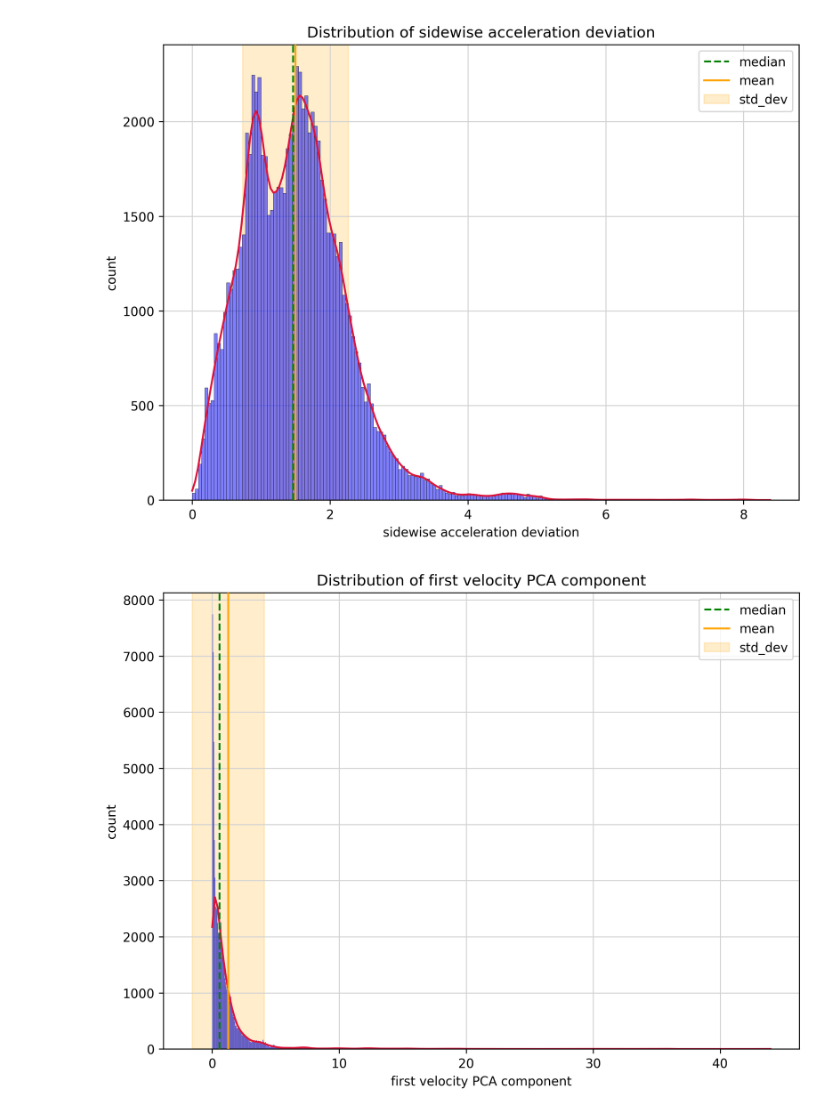
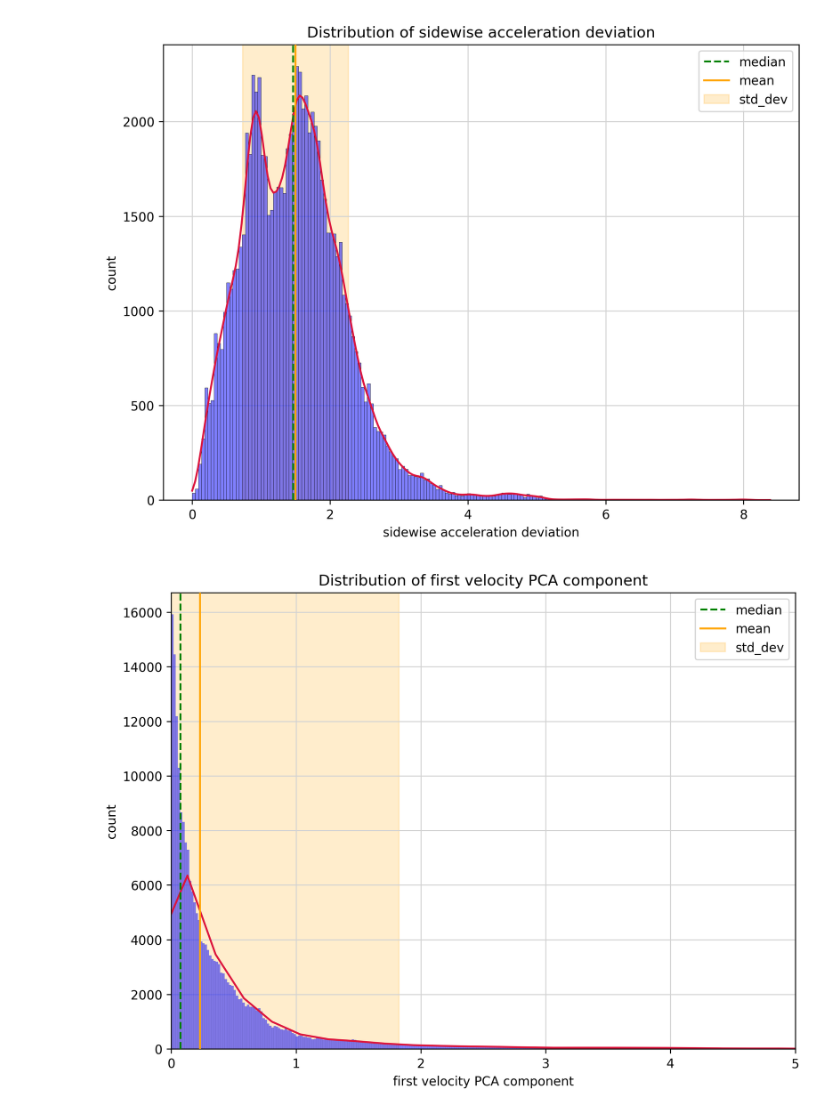
Before and after one commit to louisvonleitner/geese-orderedness, a Jupyter notebook: order_data.ipynb, the cells around one changed output. Saved outputs shown, nothing was run; the diff lists cells and outputs as text; code cells hidden in the pictures.

Commit message:
axis alignment metrics added

```diff
--- a/order_data.ipynb
+++ b/order_data.ipynb
@@ -44,7 +44,6 @@ dfs = {}
 for metric in metric_names:
     filepath = folder_path + '/' + metric + '_df.csv'
     metric_df = pd.read_csv(filepath, index_col=0)
-    print(metric_df)
     # metric_df['values'] = metric_df['values'].apply(parse_values)
-    metric_df['values'] = metric_df['values'].apply(ast.literal_eval)
+    metric_df['values'] = np.array(metric_df['values'].apply(ast.literal_eval))
     dfs[metric] = metric_df
@@ -226,39 +206,40 @@ plt.show()
 # %% [output]
 [figure]
 # %%
-values = metric_arrays['velocity_pca_first_component']
+values = metric_arrays['first_pca_component']
 
 values = values[np.isfinite(values)]
 mean = np.mean(values)
 mean = np.mean(values)
 median = np.median(values)
 std_dev = np.std(values)
 
 
 fig = plt.figure(figsize=(8, 6), dpi=300)
 
 ax = sns.histplot(values, color="blue", kde=True, zorder=2)
 
 
 for line in ax.lines:
     line.set_color('crimson')
 
 plt.grid(color="lightgrey", zorder=0)
 
 ax.axvline(median, color='green', label='median', linestyle='--', zorder=3)
 ax.axvline(mean, color='orange', label='mean', linestyle='-', zorder=3)
 ax.axvspan(mean - std_dev, mean + std_dev, color='orange', alpha=0.2, zorder=1, label='std_dev')
+ax.set_xlim(0, 5)
 
 
 # figure prettiness
 plt.title('Distribution of first velocity PCA component')
 plt.xlabel('first velocity PCA component')
 plt.ylabel('count')
 plt.legend()
 
 plt.tight_layout()
 
 plt.show()
 # %% [output]
-[figure, old version]
+[figure, new version]
 # %%
```
Also changed, not shown: parts of 6 cells of this notebook, 4 other files.
